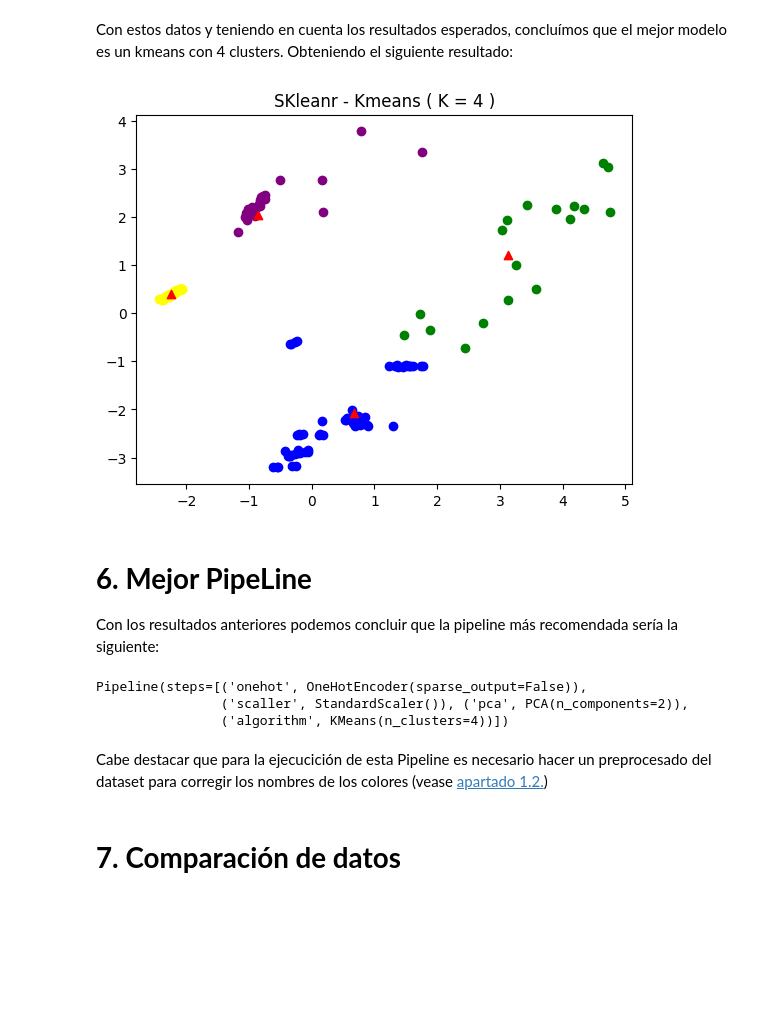
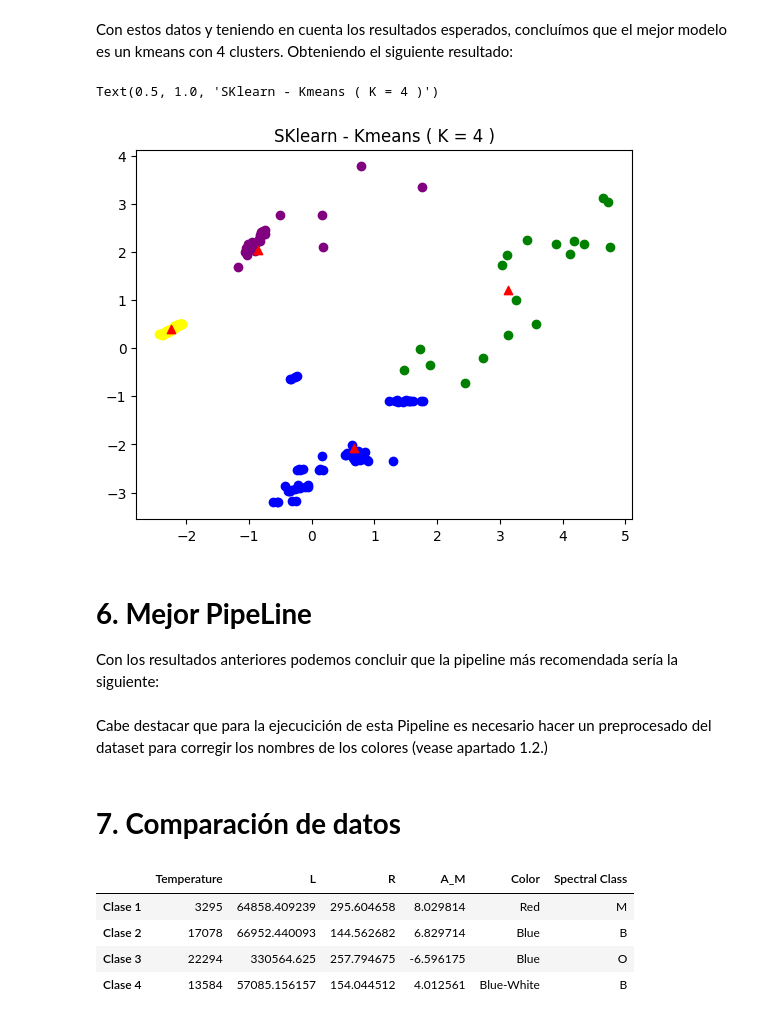
Before and after one commit to ManuGPR/ML_Clustering, a Jupyter notebook: AA_G03_Clustering.ipynb, the cells around one changed output. Cells and saved outputs as stored; diff of their text form; code cells hidden in the pictures; blank space fills up the shorter version.

Commit message:
tabla barrabasadísima hecha

```diff
--- a/AA_G03_Clustering.ipynb
+++ b/AA_G03_Clustering.ipynb
@@ -732,10 +711,9 @@ for i in range(skmeans.n_clusters):
     # Graficar las instancias del cluster i con un color específico
     plt.scatter(cluster_i.iloc[0: ,0], cluster_i.iloc[0:, 1], label=f'Cluster {i+1}', color = colors[i])
 plt.scatter(skmeans.cluster_centers_[:, 0], skmeans.cluster_centers_[:, 1], color="red", label="Centroides (sklearn)", marker='^')
-plt.title(f"SKleanr - Kmeans ( K = {skmeans.n_clusters} )")
-
-plt.show()
+plt.title(f"SKlearn - Kmeans ( K = {skmeans.n_clusters} )")
 # %% [output]
+Text(0.5, 1.0, 'SKlearn - Kmeans ( K = 4 )')
 [figure]
 # %% [markdown]
 # **6. Mejor PipeLine**
@@ -743,21 +720,59 @@ plt.show()
 Con los resultados anteriores podemos concluir que la pipeline más recomendada sería la siguiente:
 # %%
-
-
 best_pipeline = Pipeline(
   steps= [
     ('onehot', OneHotEncoder(sparse_output=False)),
     ('scaller', StandardScaler()),
     ('pca', PCA(n_components=2)),
-    ('algorithm', KMeans(n_clusters=4))
+    ('algorithm', KMeans(n_clusters=4, n_init = 20, random_state = 100472310))
   ])
 
-best_pipeline.fit(stars)
+cluster_labels = best_pipeline.fit_predict(stars)
-# %% [output]
-Pipeline(steps=[('onehot', OneHotEncoder(sparse_output=False)),
-                ('scaller', StandardScaler()), ('pca', PCA(n_components=2)),
-                ('algorithm', KMeans(n_clusters=4))])
 # %% [markdown]
-Cabe destacar que para la ejecucición de esta Pipeline es necesario hacer un preprocesado del dataset para corregir los nombres de los colores (vease [apartado 1.2.](#12-transformación-de-las-variables-categóricas))
+Cabe destacar que para la ejecucición de esta Pipeline es necesario hacer un preprocesado del dataset para corregir los nombres de los colores (vease apartado 1.2.)
 # %% [markdown]
 # **7. Comparación de datos**
+# %%
+from statistics import mode
+
+clusters = {}
+table = {}
+
+# Inicializa clusters y tabla
+for indice in range(len(set(cluster_labels))):
+  clusters[indice] = []
+  table[indice] = []
+
+# Guarda en los clusters las instancias
+for indice, value in enumerate(cluster_labels):
+  clusters[value].append(stars.iloc[indice , :])
+
+# Calcula la media de los datos numéricos y la moda de los categóricos
+for indice in range(len(set(cluster_labels))):
+  clusters[indice] = np.array(clusters[indice])
+  color = mode(clusters[indice][:,4])
+  spectral_class = mode(clusters[indice][:,5])
+
+  for i in range(4):
+    table[indice].append(np.mean(clusters[indice][:,i]))
+  table[indice].append(color)
+  table[indice].append(spectral_class)
+
+# Se crea el dataframe para visualizarlo mejor
+table_df = pd.DataFrame(table).T
+
+# Se cambian los nombres de las filas y las columnas
+row_names = ["Clase 1", "Clase 2", "Clase 3", "Clase 4"]
+column_names = ["Temperature", "L", "R", "A_M", "Color", "Spectral Class"]
+
+table_df = table_df.rename(index=dict(zip(table_df.index, row_names)),
+                           columns=dict(zip(table_df.columns, column_names)))
+
+# Se muestra el df
+table_df
+# %% [output]
+|  | Temperature | L | R | A_M | Color | Spectral Class |
+| Clase 1 | 3295 | 64858.409239 | 295.604658 | 8.029814 | Red | M |
+| Clase 2 | 17078 | 66952.440093 | 144.562682 | 6.829714 | Blue | B |
+| Clase 3 | 22294 | 330564.625 | 257.794675 | -6.596175 | Blue | O |
+| Clase 4 | 13584 | 57085.156157 | 154.044512 | 4.012561 | Blue-White | B |
```
Also changed, not shown: parts of 18 cells of this notebook.
